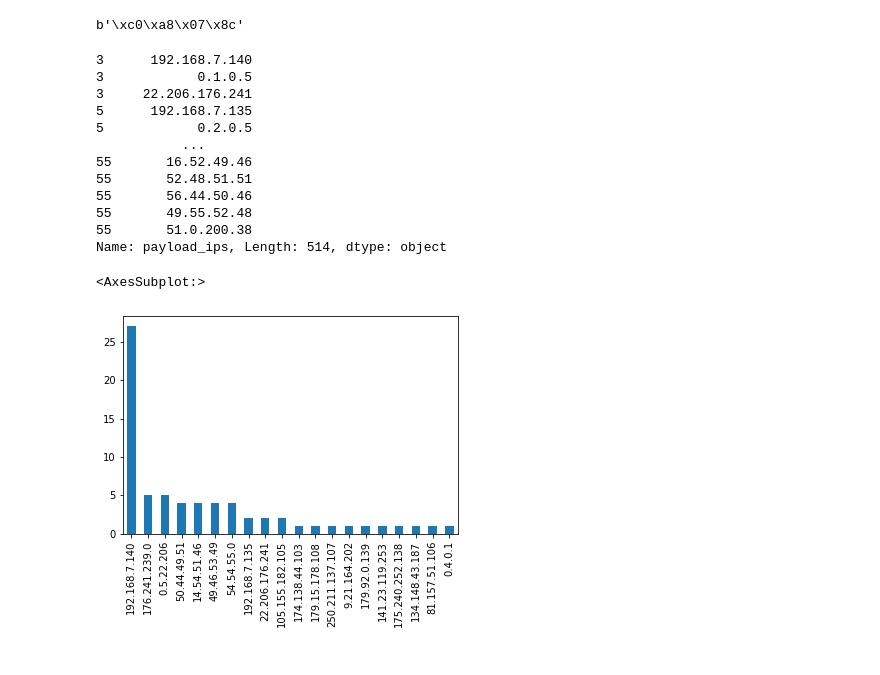
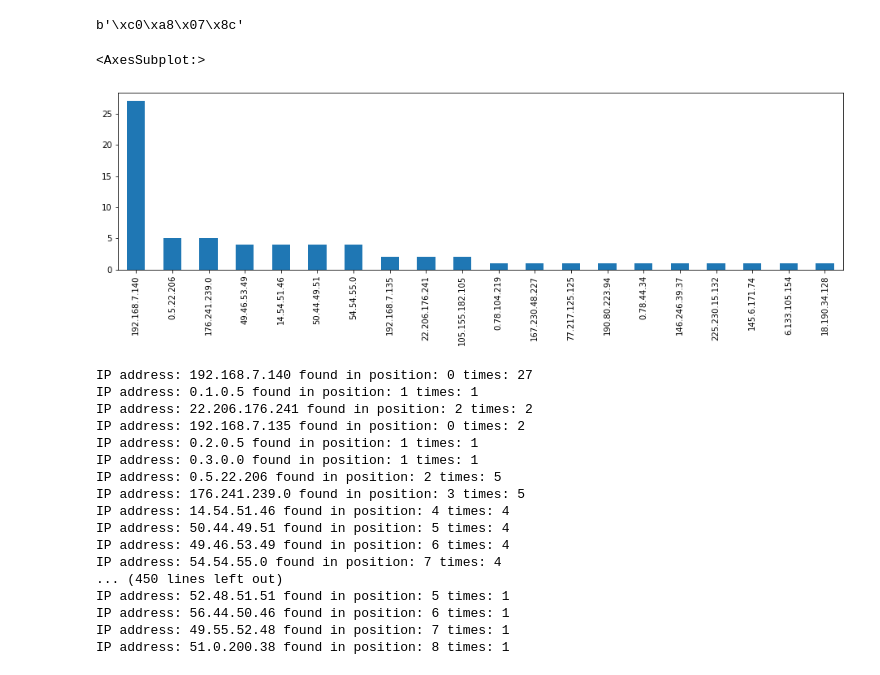
Before and after one commit to fulmetalpackets/protohacking, a Jupyter notebook: packet_analysis/packet_analysis-2.ipynb, the cells around one changed output. Drawn from its saved outputs; the diff is of its cells as text; code cells hidden in the pictures.

Commit message:
Added IP positions in payload

```diff
--- a/packet_analysis/packet_analysis-2.ipynb
+++ b/packet_analysis/packet_analysis-2.ipynb
@@ -232,24 +229,38 @@ def searchPayload(payload):
 df['payload_ips'] = df['payload_array_raw'].apply(lambda x: searchPayload(x))
 # %%
 # Create a Pandas Series with all values in Payload IPs column
-uniqueIPs = pd.Series(df['payload_ips'].explode())
-uniqueIPs.dropna(inplace=True)
-print(uniqueIPs)
+listIPs = pd.Series(df['payload_ips'].explode())
+listIPs.dropna(inplace=True)
 
 # Visualize TOP 20 occurrences
-uniqueIPs.value_counts().nlargest(20).plot.bar()
+listIPs.value_counts().nlargest(20).plot.bar(figsize=(16,4))
 # %% [output]
-3      192.168.7.140
-3            0.1.0.5
-3     22.206.176.241
-5      192.168.7.135
-5            0.2.0.5
-           ...
-55       16.52.49.46
-55       52.48.51.51
-55       56.44.50.46
-55       49.55.52.48
-55       51.0.200.38
-Name: payload_ips, Length: 514, dtype: object
+<AxesSubplot:>
-<AxesSubplot:>
-[figure, old version]
+[figure, new version]
+# %%
+# Find in what positions in the payload these IPs are found
+# Payload_IPs is a column of panda series
+# Iterate over the list of unique IPs and search for occurrances in row and position of the payload_ips column in the DF
+
+for i in uniqueIPs:
+        for j in range(df['payload_ips'].str.len().max()): # Max length of all series under payload_IPs column
+            if ((df['payload_ips'].str[j] == i).values.sum()) > 0: # Counts occurrances for position i inside series
+                print ('IP address:',i,'found in position:',j,'times:',(df['payload_ips'].str[j] == i).values.sum())
+# %% [output]
+IP address: 192.168.7.140 found in position: 0 times: 27
+IP address: 0.1.0.5 found in position: 1 times: 1
+IP address: 22.206.176.241 found in position: 2 times: 2
+IP address: 192.168.7.135 found in position: 0 times: 2
+IP address: 0.2.0.5 found in position: 1 times: 1
+IP address: 0.3.0.0 found in position: 1 times: 1
+IP address: 0.5.22.206 found in position: 2 times: 5
+IP address: 176.241.239.0 found in position: 3 times: 5
+IP address: 14.54.51.46 found in position: 4 times: 4
+IP address: 50.44.49.51 found in position: 5 times: 4
+IP address: 49.46.53.49 found in position: 6 times: 4
+IP address: 54.54.55.0 found in position: 7 times: 4
+... (450 lines left out)
+IP address: 52.48.51.51 found in position: 5 times: 1
+IP address: 56.44.50.46 found in position: 6 times: 1
+IP address: 49.55.52.48 found in position: 7 times: 1
+IP address: 51.0.200.38 found in position: 8 times: 1
```
Also changed, not shown: parts of 1 cell of this notebook.
